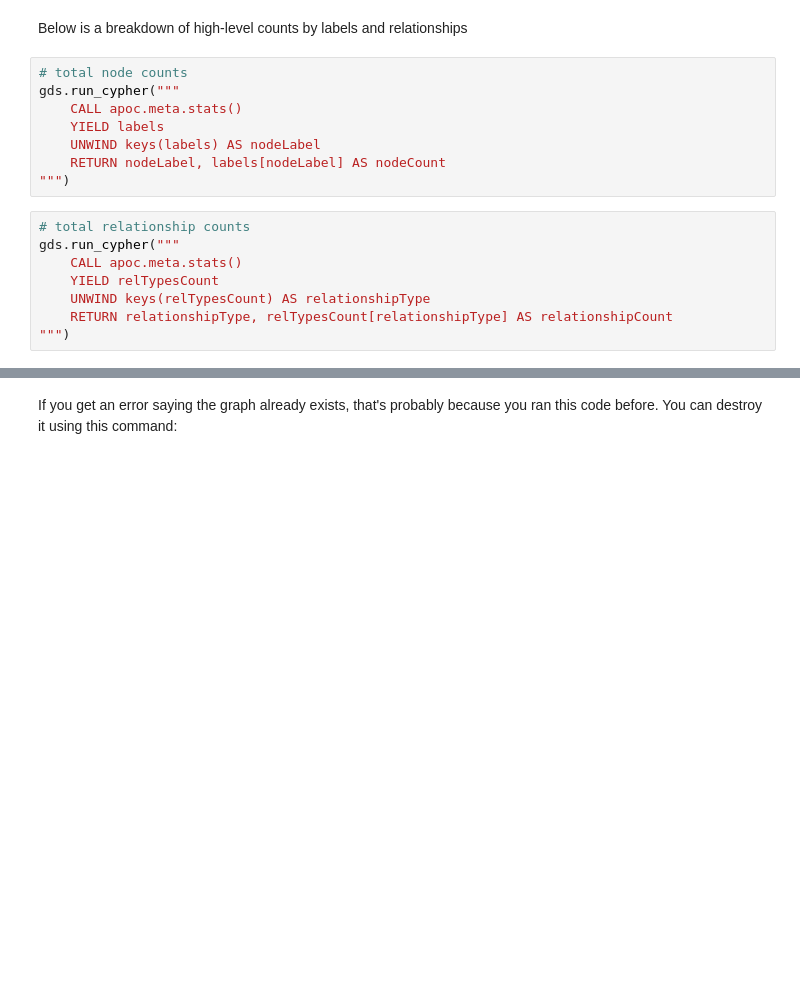
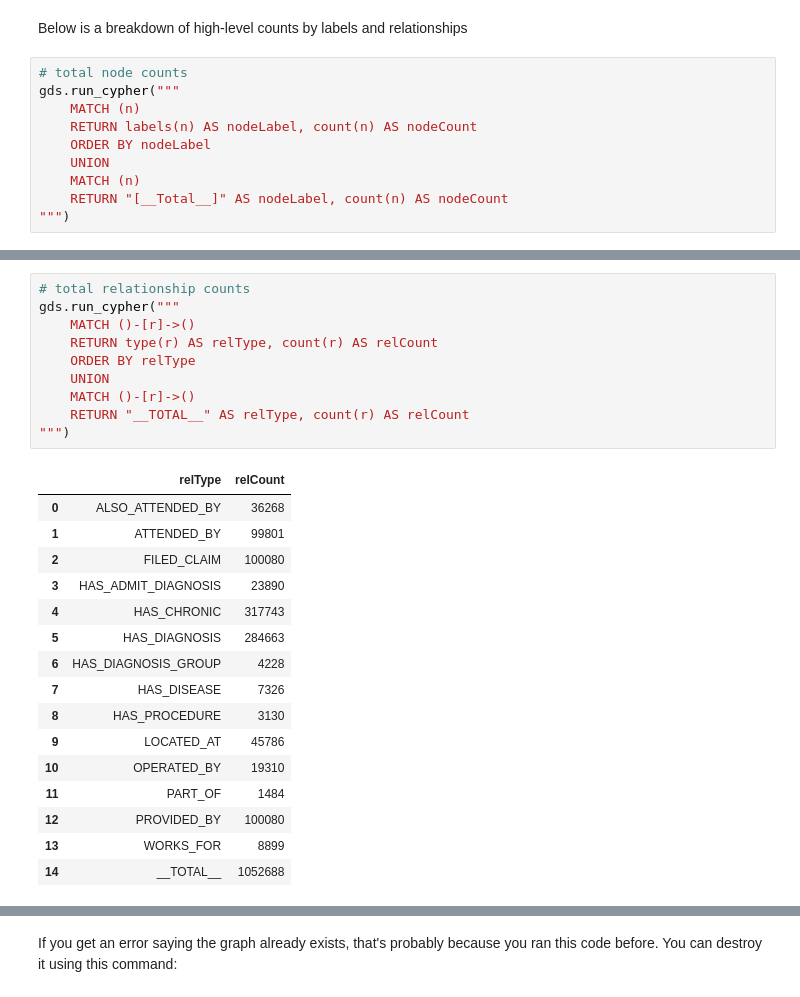
Before and after one commit to neo4j-partners/mini-hands-on-lab-neo4j-and-vertex-ai, a Jupyter notebook: Lab 2 - Vertex AI AutoML with GDS/1_create_embedding.ipynb, the cells around one changed output, grey strips where cells are left out. Cells and saved outputs as stored; diff of their text form; blank space fills up the shorter version.

```diff
--- a/Lab 2 - Vertex AI AutoML with GDS/1_create_embedding.ipynb
+++ b/Lab 2 - Vertex AI AutoML with GDS/1_create_embedding.ipynb
@@ -337,18 +450,12 @@ print('Loading complete')
 # %% [markdown]
 Below is a breakdown of high-level counts by labels and relationships
-# %%
-# total node counts
-gds.run_cypher("""
-    CALL apoc.meta.stats()
-    YIELD labels
-    UNWIND keys(labels) AS nodeLabel
-    RETURN nodeLabel, labels[nodeLabel] AS nodeCount
-""")
-# %%
-# total relationship counts
-gds.run_cypher("""
-    CALL apoc.meta.stats()
-    YIELD relTypesCount
-    UNWIND keys(relTypesCount) AS relationshipType
-    RETURN relationshipType, relTypesCount[relationshipType] AS relationshipCount
-""")
+# %%
+# total node counts
+gds.run_cypher("""
+    MATCH (n)
+    RETURN labels(n) AS nodeLabel, count(n) AS nodeCount
+    ORDER BY nodeLabel
+    UNION
+    MATCH (n)
+    RETURN "[__Total__]" AS nodeLabel, count(n) AS nodeCount
+""")
@@ -355,3 +476,30 @@ gds.run_cypher("""
+# %%
+# total relationship counts
+gds.run_cypher("""
+    MATCH ()-[r]->()
+    RETURN type(r) AS relType, count(r) AS relCount
+    ORDER BY relType
+    UNION
+    MATCH ()-[r]->()
+    RETURN "__TOTAL__" AS relType, count(r) AS relCount
+""")
+# %% [output]
+|  | relType | relCount |
+| 0 | ALSO_ATTENDED_BY | 36268 |
+| 1 | ATTENDED_BY | 99801 |
+| 2 | FILED_CLAIM | 100080 |
+| 3 | HAS_ADMIT_DIAGNOSIS | 23890 |
+| 4 | HAS_CHRONIC | 317743 |
+| 5 | HAS_DIAGNOSIS | 284663 |
+| 6 | HAS_DIAGNOSIS_GROUP | 4228 |
+| 7 | HAS_DISEASE | 7326 |
+| 8 | HAS_PROCEDURE | 3130 |
+| 9 | LOCATED_AT | 45786 |
+| 10 | OPERATED_BY | 19310 |
+| 11 | PART_OF | 1484 |
+| 12 | PROVIDED_BY | 100080 |
+| 13 | WORKS_FOR | 8899 |
+| 14 | __TOTAL__ | 1052688 |
 # %% [markdown]
 ## Graph Data Science
 We got the data inside our Database! Let's do some Graph Data Science. This is how a typical GDS workflow looks like inside Neo4j
```
Also changed, not shown: parts of 28 cells of this notebook, 1 other file.
